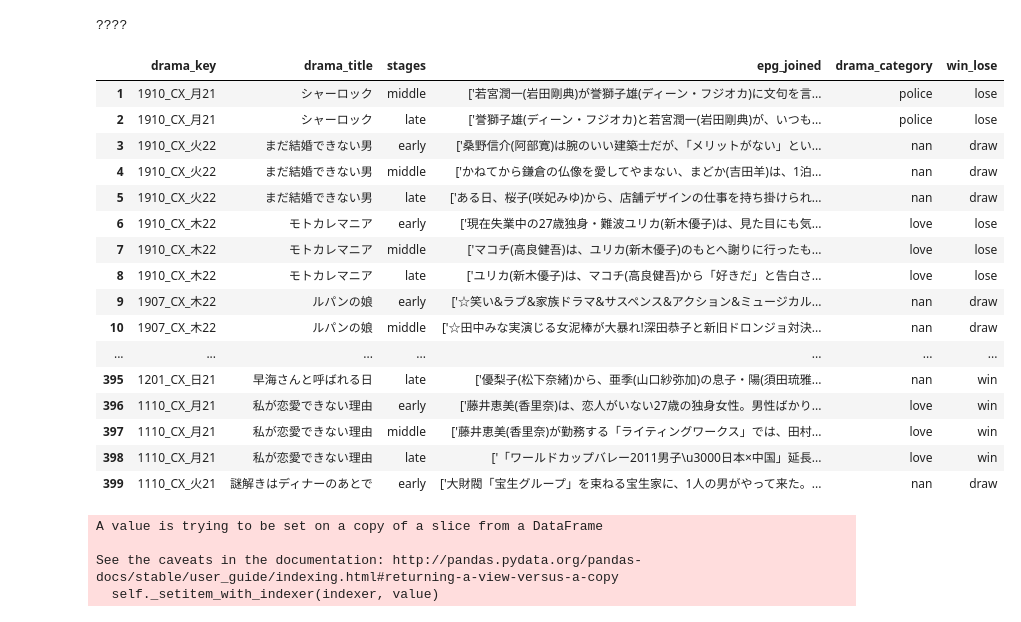
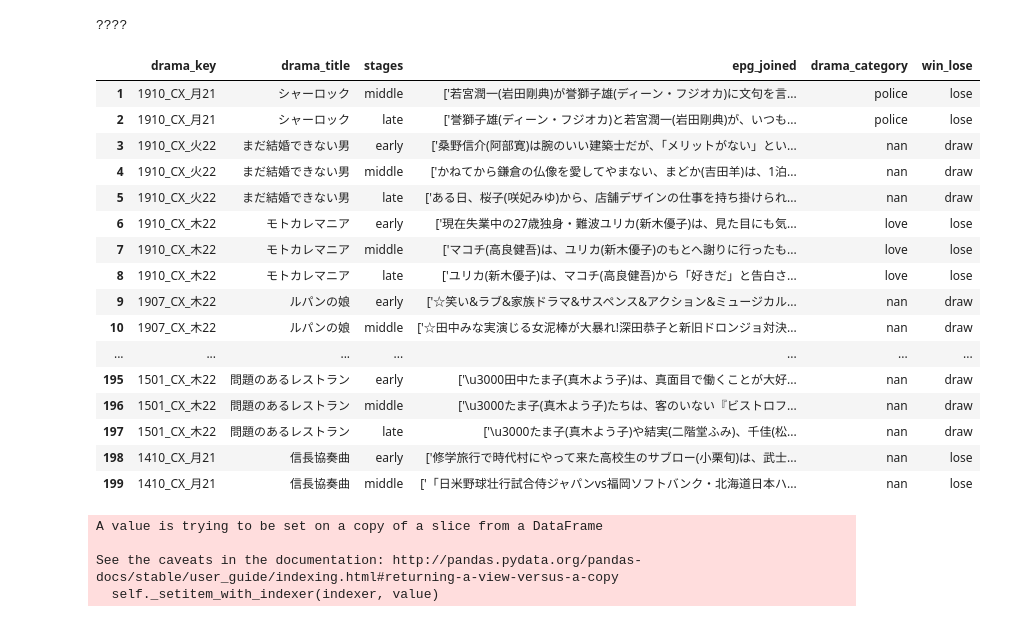
Before and after one commit to c-c-c-c/dm_integration, a Jupyter notebook: myMecab.ipynb, the cells around one changed output. Saved outputs shown, nothing was run; the diff lists cells and outputs as text; code cells hidden in the pictures.

```diff
--- a/myMecab.ipynb
+++ b/myMecab.ipynb
@@ -252,25 +252,25 @@ for tmp_key in df_notnull.drama_key.unique():
 # %% [output]
 ????
 # %%
-df_stage.iloc[1:400]
+df_stage.iloc[1:200]
 # %% [output]
 |  | drama_key | drama_title | stages | epg_joined | drama_category | win_lose |
 | 1 | 1910_CX_月21 | シャーロック | middle | ['若宮潤一(岩田剛典)が誉獅子雄(ディーン・フジオカ)に文句を言... | police | lose |
 | 2 | 1910_CX_月21 | シャーロック | late | ['誉獅子雄(ディーン・フジオカ)と若宮潤一(岩田剛典)が、いつも... | police | lose |
 | 3 | 1910_CX_火22 | まだ結婚できない男 | early | ['桑野信介(阿部寛)は腕のいい建築士だが、「メリットがない」とい... | nan | draw |
 | 4 | 1910_CX_火22 | まだ結婚できない男 | middle | ['かねてから鎌倉の仏像を愛してやまない、まどか(吉田羊)は、1泊... | nan | draw |
 | 5 | 1910_CX_火22 | まだ結婚できない男 | late | ['ある日、桜子(咲妃みゆ)から、店舗デザインの仕事を持ち掛けられ... | nan | draw |
 | 6 | 1910_CX_木22 | モトカレマニア | early | ['現在失業中の27歳独身・難波ユリカ(新木優子)は、見た目にも気... | love | lose |
 | 7 | 1910_CX_木22 | モトカレマニア | middle | ['マコチ(高良健吾)は、ユリカ(新木優子)のもとへ謝りに行ったも... | love | lose |
 | 8 | 1910_CX_木22 | モトカレマニア | late | ['ユリカ(新木優子)は、マコチ(高良健吾)から「好きだ」と告白さ... | love | lose |
 | 9 | 1907_CX_木22 | ルパンの娘 | early | ['☆笑い&ラブ&家族ドラマ&サスペンス&アクション&ミュージカル... | nan | draw |
 | 10 | 1907_CX_木22 | ルパンの娘 | middle | ['☆田中みな実演じる女泥棒が大暴れ!深田恭子と新旧ドロンジョ対決... | nan | draw |
 | ... | ... | ... | ... | ... | ... | ... |
-| 395 | 1201_CX_日21 | 早海さんと呼ばれる日 | late | ['優梨子(松下奈緒)から、亜季(山口紗弥加)の息子・陽(須田琉雅... | nan | win |
-| 396 | 1110_CX_月21 | 私が恋愛できない理由 | early | ['藤井恵美(香里奈)は、恋人がいない27歳の独身女性。男性ばかり... | love | win |
-| 397 | 1110_CX_月21 | 私が恋愛できない理由 | middle | ['藤井恵美(香里奈)が勤務する「ライティングワークス」では、田村... | love | win |
-| 398 | 1110_CX_月21 | 私が恋愛できない理由 | late | ['「ワールドカップバレー2011男子\u3000日本×中国」延長... | love | win |
-| 399 | 1110_CX_火21 | 謎解きはディナーのあとで | early | ['大財閥「宝生グループ」を束ねる宝生家に、1人の男がやって来た。... | nan | draw |
+| 195 | 1501_CX_木22 | 問題のあるレストラン | early | ['\u3000田中たま子(真木よう子)は、真面目で働くことが大好... | nan | draw |
+| 196 | 1501_CX_木22 | 問題のあるレストラン | middle | ['\u3000たま子(真木よう子)たちは、客のいない『ビストロフ... | nan | draw |
+| 197 | 1501_CX_木22 | 問題のあるレストラン | late | ['\u3000たま子(真木よう子)や結実(二階堂ふみ)、千佳(松... | nan | draw |
+| 198 | 1410_CX_月21 | 信長協奏曲 | early | ['修学旅行で時代村にやって来た高校生のサブロー(小栗旬)は、武士... | nan | lose |
+| 199 | 1410_CX_月21 | 信長協奏曲 | middle | ['「日米野球壮行試合侍ジャパンvs福岡ソフトバンク・北海道日本ハ... | nan | lose |
 # %%
 # 空の列を足す
 df_stage["epg_tknz"] = np.nan
```
Also changed, not shown: parts of 8 cells of this notebook.
